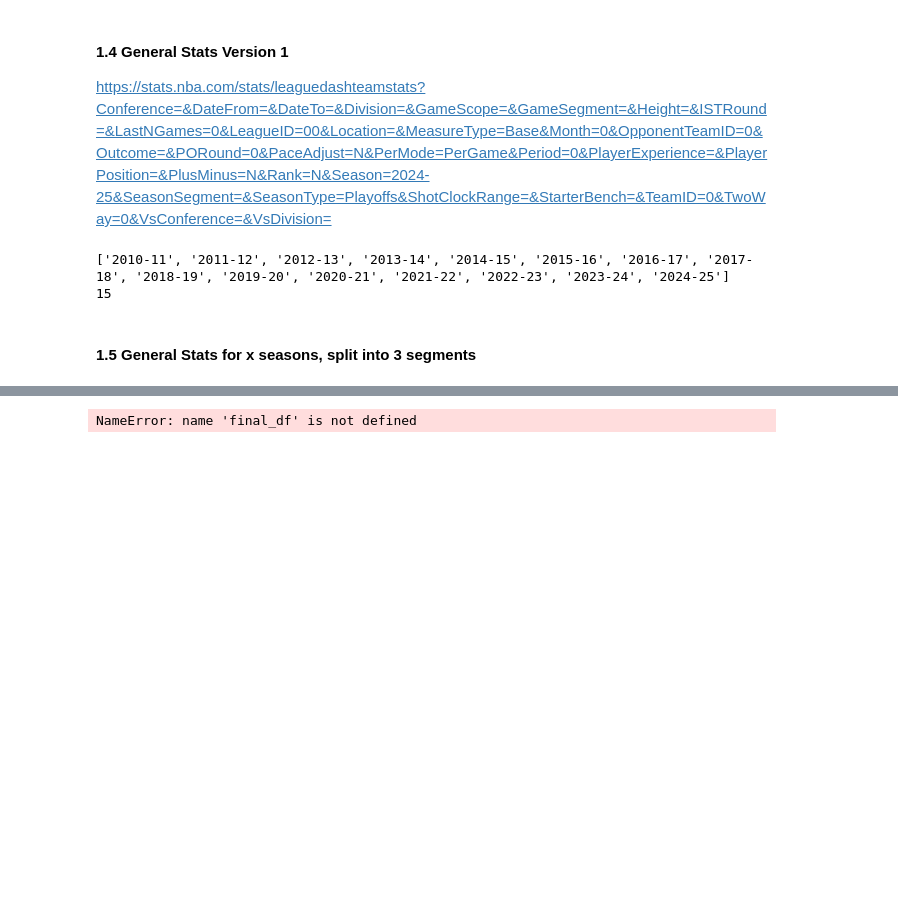
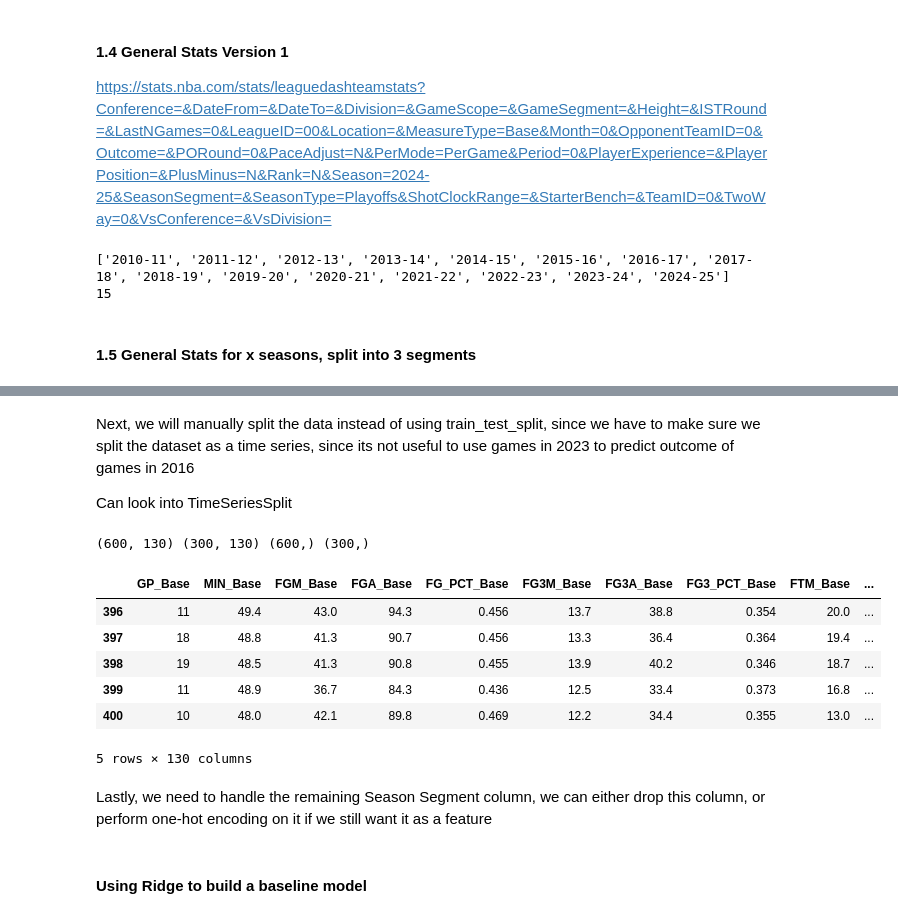
Before and after one commit to Calvin-1101/NBA_data_analysis, a Jupyter notebook: nba playtype data notebook.ipynb, the cells around one changed output, grey strips where cells are left out. Saved outputs shown, nothing was run; the diff lists cells and outputs as text; code cells hidden in the pictures; blank space fills up the shorter version.

Commit message:
Added a few functions to clean data, Ridge model is working. Accuracy needs to be improved and tuned

```diff
--- a/nba playtype data notebook.ipynb
+++ b/nba playtype data notebook.ipynb
@@ -705,10 +705,12 @@ def traditional_stats():
 
             if segment == "Playoffs":
                 season_type = "Playoffs"
-                segment = ""
+                api_segment = ""
+                label_segment = segment
             else:
                 season_type = "Regular Season"
-
+                api_segment = segment
+                label_segment = segment
 
             for measure_type in measuretype:
                 param = base_params.copy()
@@ -722,7 +724,7 @@ def traditional_stats():
                     'MeasureType' : measure_type,
                     'SeasonType' : season_type,
                     'Season' : season_var,
-                    'SeasonSegment' : segment
+                    'SeasonSegment' : api_segment
                 })
 
                 response = requests.get(url,params=param,headers=headers) #utilising .get to combine url, params and headers to retrieve information
@@ -759,7 +761,7 @@ def traditional_stats():
                     combined.insert(1,'Season Segment',segment)
                 else:
                     combined.insert(0,'Season',season_var)
-                    combined.insert(1,'Season Segment',"Playoff")
+                    combined.insert(1,'Season Segment',label_segment)
 
 
             data_list.append(combined) #we append the newly created dataframes into a list, so that we can concat row-wise for each season.
@@ -785,8 +793,62 @@ First, we will define our target columns, and drop any columns that may "leak" o
 # %%
-# import re
-# y_data = final_df['W_PCT_Base']
+import re
+def clean_data(df): #use this on a new csv file to clean and drop redundant columns
+    df = df.copy()
+    drop_col = []
+    for col in df.columns:
+        if 'RANK' in col:
+            drop_col.append(col)
+    add_drop_col = ["TEAM_ID_Base","TEAM_NAME","W_PCT_Base","L_Base"] #i dont drop Season here, i drop it in the next function
+    #as i still require it to split training and testing data
+    drop_col = drop_col + add_drop_col #appending two list together
 
-# for i in range(final_df.shape[1]):
-#     if 'RANK' in
+    df = df.drop(columns=drop_col,axis = 1)
+    return df
+
+def filter_data_by_excluding_segment(df,segment = "Playoffs"):
+    x_data = df[~(df['Season Segment'] == segment)]
+    y_data = x_data['W_Base']
+    x_data = x_data.drop(columns= ['W_Base'])
+
+    x_final = pd.get_dummies(x_data,columns=['Season Segment'],drop_first=True)
+    return x_final,y_data
+
+df = clean_data(final_df)
+
+x_data,y_data = filter_data_by_excluding_segment(df,"Playoffs")
-# %% [output]
-NameError: name 'final_df' is not defined
+# %% [markdown]
+Next, we will manually split the data instead of using train_test_split, since we have to make sure we split the dataset as a time series, since its not useful to use games in 2023 to predict outcome of games in 2016
+
+
+Can look into TimeSeriesSplit
+# %%
+testing_set = ['2024-25','2023-24','2022-23','2021-22','2020-21']
+
+def splitting_dataset_season(x_df,y_df,season_list):
+    mask_test = x_df['Season'].isin(season_list)
+
+    x_train = x_df[~mask_test].drop(columns='Season')
+    x_test = x_df[mask_test].drop(columns = 'Season')
+
+    y_train = y_df[~mask_test]
+    y_test = y_df[mask_test]
+    return x_train, x_test, y_train, y_test
+
+
+x_train,x_test,y_train,y_test = splitting_dataset_season(x_data,y_data,testing_set)
+
+print(x_train.shape,x_test.shape,y_train.shape,y_test.shape)
+x_train.head()
+# %% [output]
+(600, 130) (300, 130) (600,) (300,)
+|  | GP_Base | MIN_Base | FGM_Base | FGA_Base | FG_PCT_Base | FG3M_Base | FG3A_Base | FG3_PCT_Base | FTM_Base | ... |
+| 396 | 11 | 49.4 | 43.0 | 94.3 | 0.456 | 13.7 | 38.8 | 0.354 | 20.0 | ... |
+| 397 | 18 | 48.8 | 41.3 | 90.7 | 0.456 | 13.3 | 36.4 | 0.364 | 19.4 | ... |
+| 398 | 19 | 48.5 | 41.3 | 90.8 | 0.455 | 13.9 | 40.2 | 0.346 | 18.7 | ... |
+| 399 | 11 | 48.9 | 36.7 | 84.3 | 0.436 | 12.5 | 33.4 | 0.373 | 16.8 | ... |
+| 400 | 10 | 48.0 | 42.1 | 89.8 | 0.469 | 12.2 | 34.4 | 0.355 | 13.0 | ... |
+5 rows × 130 columns
+# %% [markdown]
+Lastly, we need to handle the remaining Season Segment column, we can either drop this column, or perform one-hot encoding on it if we still want it as a feature
+# %% [markdown]
+#### Using Ridge to build a baseline model
```
Also changed, not shown: parts of 4 cells of this notebook.
